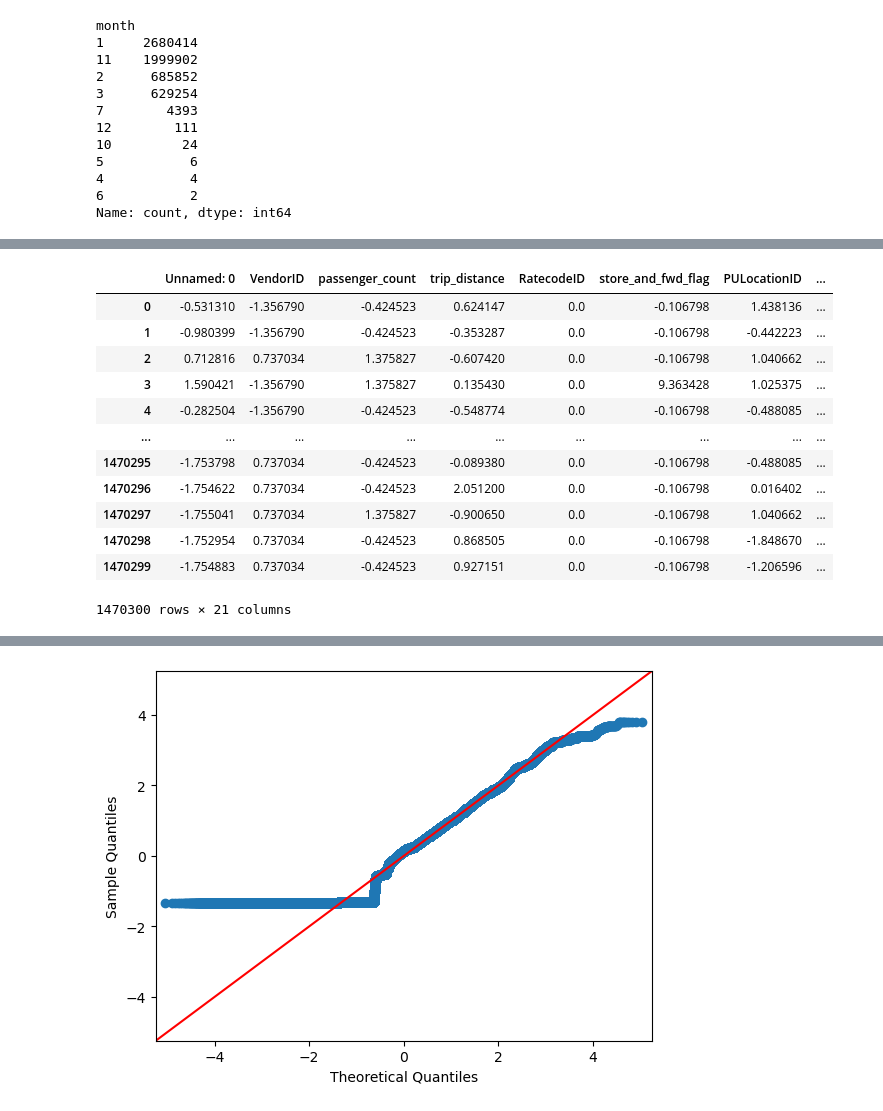
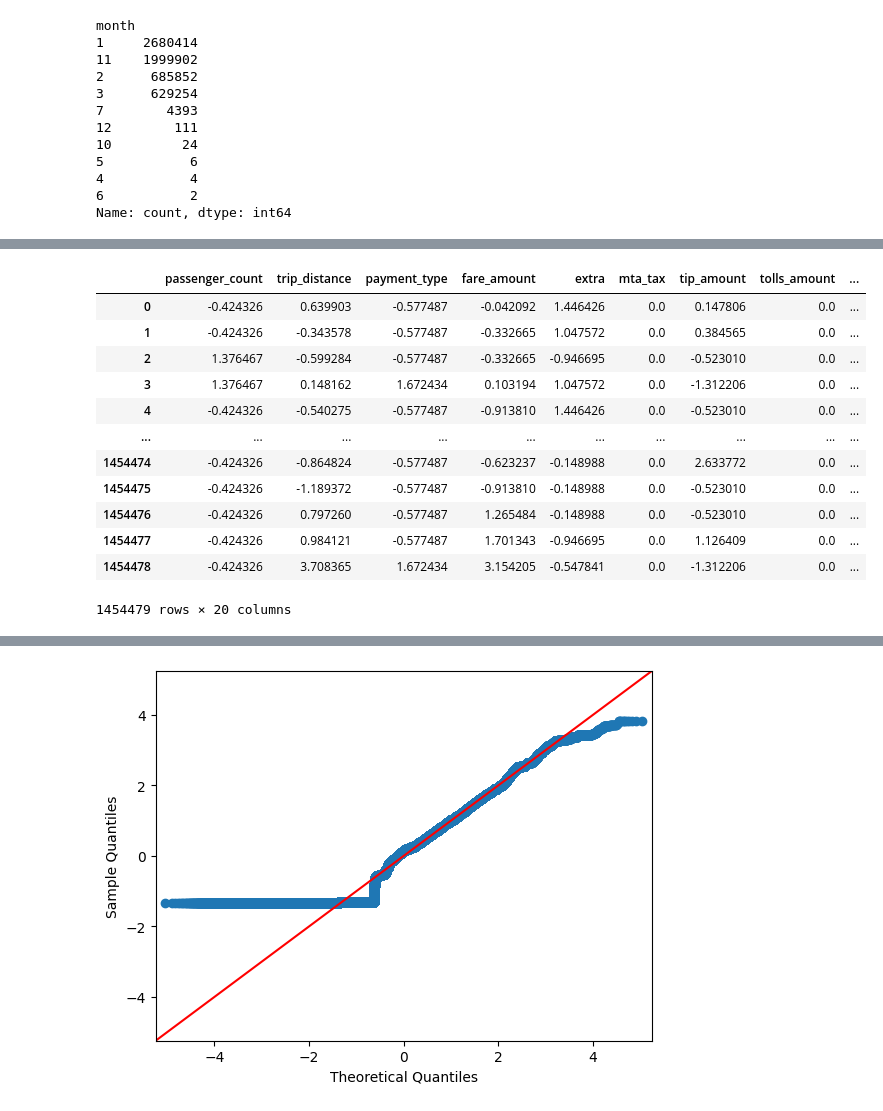
Before and after one commit to tespip/nyamnyam, a Jupyter notebook: Report_1Module.ipynb, the cells around one changed output, grey strips where cells are left out. Cells and saved outputs as stored; diff of their text form; code cells hidden in the pictures.

```diff
--- a/Report_1Module.ipynb
+++ b/Report_1Module.ipynb
@@ -204,5 +192,8 @@ df
 # %%
 df['year'] = df['tpep_pickup_datetime'].dt.year
 df['month'] = df['tpep_pickup_datetime'].dt.month
+df['day'] = df['tpep_pickup_datetime'].dt.day
+df['trip_time']  = (df['tpep_dropoff_datetime'] - df['tpep_pickup_datetime']).dt.total_seconds() / 60
+df.drop(columns=['tpep_pickup_datetime', 'tpep_dropoff_datetime'], inplace=True)
 df
 # %% [output]
@@ -370,5 +364,0 @@ balanced_df
-# %%
-balanced_df['day'] = balanced_df['tpep_pickup_datetime'].dt.day
-balanced_df['trip_time']  = (balanced_df['tpep_dropoff_datetime'] - balanced_df['tpep_pickup_datetime']).dt.total_seconds() / 60
-balanced_df.drop(columns=['tpep_pickup_datetime', 'tpep_dropoff_datetime'], inplace=True)
-balanced_df
@@ -389,29 +365,42 @@ balanced_df
 # %%
 from sklearn.preprocessing import StandardScaler
 scaler = StandardScaler()
+
+columns_to_scale = ['passenger_count', 'trip_distance', 'payment_type', 'fare_amount',
+                    'extra', 'mta_tax', 'tip_amount', 'tolls_amount',
+                    'improvement_surcharge', 'total_amount', 'congestion_surcharge',
+                    'trip_time' ]
+non_scaled_columns = list(set(balanced_df.columns) - set(columns_to_scale))
 
 groups = balanced_df.groupby('year')
 scaled_groups = {}
 
 for name, group in groups:
-    scaled_data = scaler.fit_transform(group)
-    scaled_groups[name] = pd.DataFrame(scaled_data, columns=group.columns)
+    non_scaled_data = group[non_scaled_columns].reset_index(drop=True)
+    scaled_data = StandardScaler().fit_transform(group[columns_to_scale])
+    scaled_data_df = pd.DataFrame(scaled_data, columns=columns_to_scale)
+    combined_data = pd.concat([scaled_data_df, non_scaled_data], axis=1)
+    scaled_groups[name] = combined_data
+
+for name in scaled_groups:
+    if 'Unnamed: 0' in scaled_groups[name].columns:
+        scaled_groups[name] = scaled_groups[name].drop(columns='Unnamed: 0')
 
 scaled_groups[2020]
 # %% [output]
-|  | Unnamed: 0 | VendorID | passenger_count | trip_distance | RatecodeID | store_and_fwd_flag | PULocationID | ... |
-| 0 | -0.531310 | -1.356790 | -0.424523 | 0.624147 | 0.0 | -0.106798 | 1.438136 | ... |
-| 1 | -0.980399 | -1.356790 | -0.424523 | -0.353287 | 0.0 | -0.106798 | -0.442223 | ... |
-| 2 | 0.712816 | 0.737034 | 1.375827 | -0.607420 | 0.0 | -0.106798 | 1.040662 | ... |
-| 3 | 1.590421 | -1.356790 | 1.375827 | 0.135430 | 0.0 | 9.363428 | 1.025375 | ... |
-| 4 | -0.282504 | -1.356790 | -0.424523 | -0.548774 | 0.0 | -0.106798 | -0.488085 | ... |
-| ... | ... | ... | ... | ... | ... | ... | ... | ... |
-| 1470295 | -1.753798 | 0.737034 | -0.424523 | -0.089380 | 0.0 | -0.106798 | -0.488085 | ... |
-| 1470296 | -1.754622 | 0.737034 | -0.424523 | 2.051200 | 0.0 | -0.106798 | 0.016402 | ... |
-| 1470297 | -1.755041 | 0.737034 | 1.375827 | -0.900650 | 0.0 | -0.106798 | 1.040662 | ... |
-| 1470298 | -1.752954 | 0.737034 | -0.424523 | 0.868505 | 0.0 | -0.106798 | -1.848670 | ... |
-| 1470299 | -1.754883 | 0.737034 | -0.424523 | 0.927151 | 0.0 | -0.106798 | -1.206596 | ... |
+|  | passenger_count | trip_distance | payment_type | fare_amount | extra | mta_tax | tip_amount | tolls_amount | ... |
+| 0 | -0.424326 | 0.639903 | -0.577487 | -0.042092 | 1.446426 | 0.0 | 0.147806 | 0.0 | ... |
+| 1 | -0.424326 | -0.343578 | -0.577487 | -0.332665 | 1.047572 | 0.0 | 0.384565 | 0.0 | ... |
+| 2 | 1.376467 | -0.599284 | -0.577487 | -0.332665 | -0.946695 | 0.0 | -0.523010 | 0.0 | ... |
+| 3 | 1.376467 | 0.148162 | 1.672434 | 0.103194 | 1.047572 | 0.0 | -1.312206 | 0.0 | ... |
+| 4 | -0.424326 | -0.540275 | -0.577487 | -0.913810 | 1.446426 | 0.0 | -0.523010 | 0.0 | ... |
+| ... | ... | ... | ... | ... | ... | ... | ... | ... | ... |
+| 1454474 | -0.424326 | -0.864824 | -0.577487 | -0.623237 | -0.148988 | 0.0 | 2.633772 | 0.0 | ... |
+| 1454475 | -0.424326 | -1.189372 | -0.577487 | -0.913810 | -0.148988 | 0.0 | -0.523010 | 0.0 | ... |
+| 1454476 | -0.424326 | 0.797260 | -0.577487 | 1.265484 | -0.148988 | 0.0 | -0.523010 | 0.0 | ... |
+| 1454477 | -0.424326 | 0.984121 | -0.577487 | 1.701343 | -0.946695 | 0.0 | 1.126409 | 0.0 | ... |
+| 1454478 | -0.424326 | 3.708365 | 1.672434 | 3.154205 | -0.547841 | 0.0 | -1.312206 | 0.0 | ... |
-1470300 rows × 21 columns
+1454479 rows × 20 columns
 # %%
 from sklearn.cluster import KMeans
 for name, group in scaled_groups.items():
```
Also changed, not shown: parts of 32 cells of this notebook, 1 other file.
